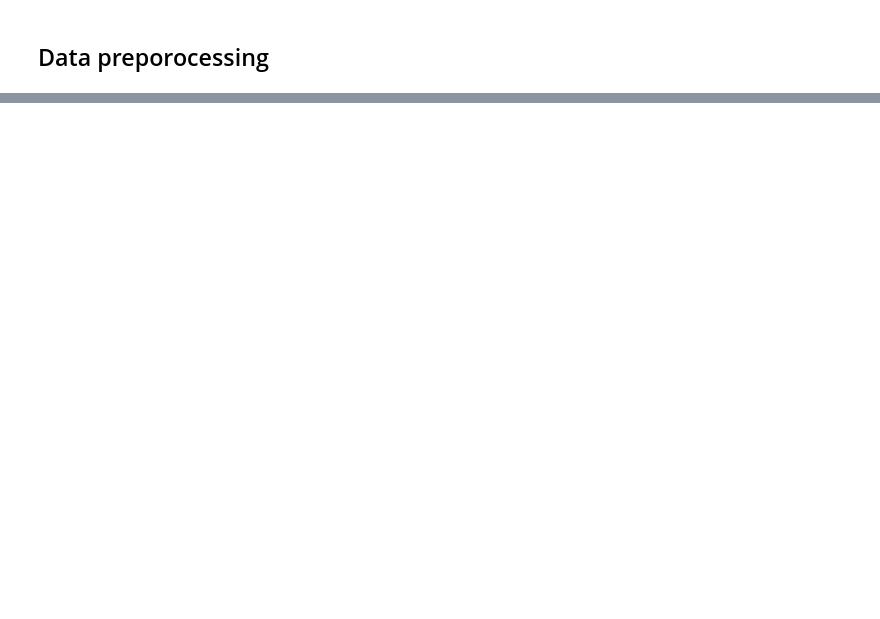
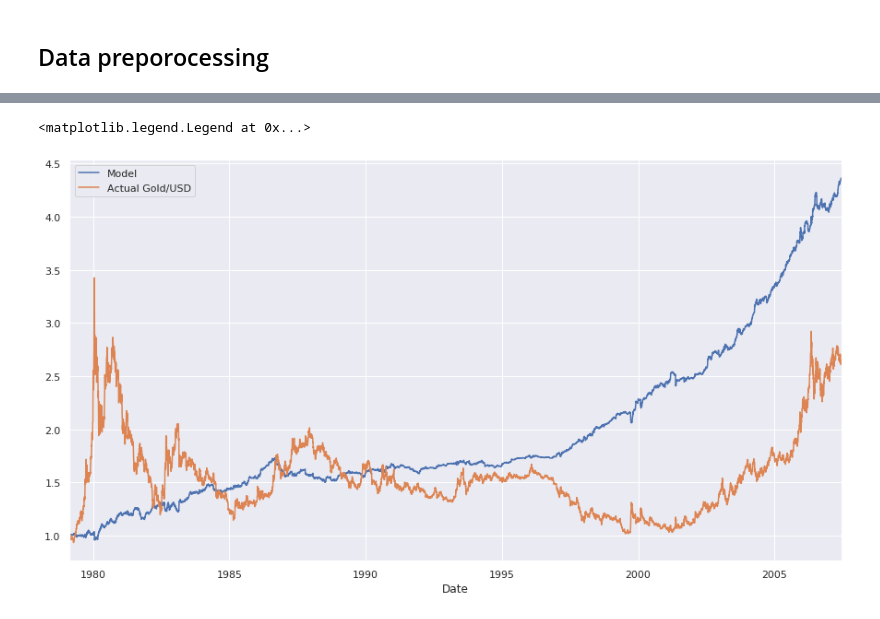
Before and after one commit to jbmoorhouse/gold_returns_predictor, a Jupyter notebook: xauusd_analysis.ipynb, the cells around one changed output, grey strips where cells are left out. Drawn from its saved outputs; the diff is of its cells as text; code cells hidden in the pictures; blank space fills up the shorter version.

```diff
--- a/xauusd_analysis.ipynb
+++ b/xauusd_analysis.ipynb
@@ -251,0 +291,25 @@ for n_trees in tqdm(n_trees_l, desc='Training Models', unit='Model'):
+# %%
+prob_array=[-1,1]
+alpha_score = clf.predict_proba(scaled_split_data['X_train']).dot(np.array(prob_array))
+
+# calculate daily returns
+alpha_return = alpha_score * data.loc[split_data['X_train'].index, 'target'].shift(-1) * 1.827852605657414
+xau_usd_return = data.loc[split_data['X_train'].index, 'target']
+
+# calculate cumulative performance
+alpha_perf = (1 + alpha_return).cumprod()
+xau_usd_per = (1 + xau_usd_return).cumprod()
+
+#alpha_return.plot()
+alpha_sharpe = (np.sqrt(252.) * alpha_return.mean()) / alpha_return.std()
+xau_usd_sharpe = (np.sqrt(252.) * xau_usd_return.mean()) / xau_usd_return.std()
+
+alpha_perf.plot()
+xau_usd_per.plot()
+
+xau_usd_return.mean() / alpha_return.mean()
+sns.set(rc={'figure.figsize':(15, 8)})
+plt.legend(labels = ['Model', 'Actual Gold/USD'])
+# %% [output]
+<matplotlib.legend.Legend at 0x...>
+[figure, added]
```
Also changed, not shown: parts of 10 cells of this notebook.
